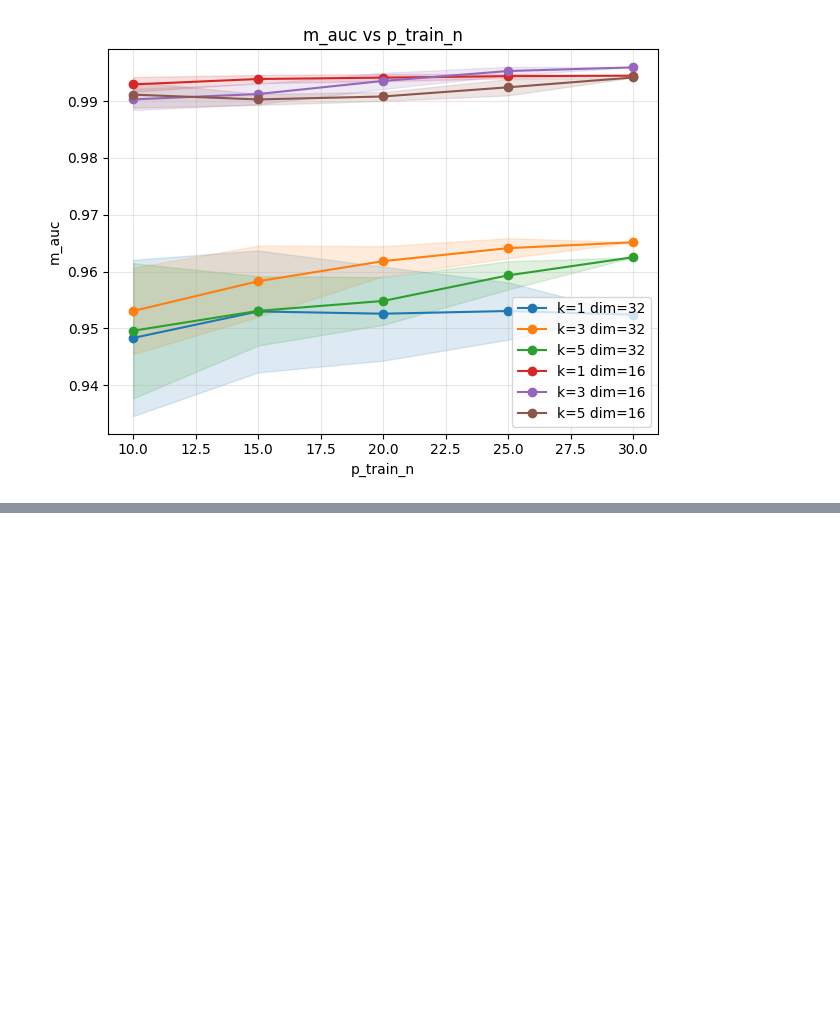
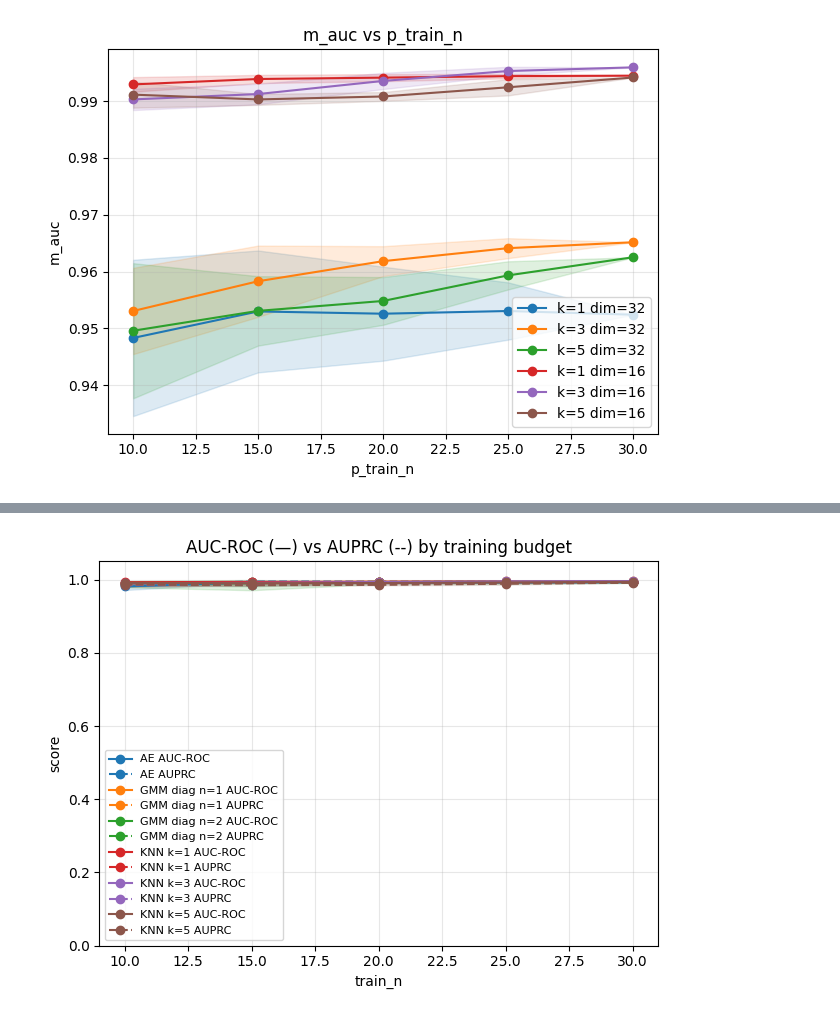
Before and after one commit to albertobasaglia/tinygmm-thesis, a Jupyter notebook: src/compare/plots.ipynb, the cells around one changed output, grey strips where cells are left out. Saved outputs shown, nothing was run; the diff lists cells and outputs as text; code cells hidden in the pictures; blank space fills up the shorter version.

```diff
--- a/src/compare/plots.ipynb
+++ b/src/compare/plots.ipynb
@@ -72,0 +127,4 @@ plot_lines(df, x="p_train_n", y="m_auc", lines=knn_lines)
+# %%
+plot_auc_auprc(df, lines=final_lines)
+# %% [output]
+[figure, added]
```
Also changed, not shown: parts of 7 cells of this notebook.
